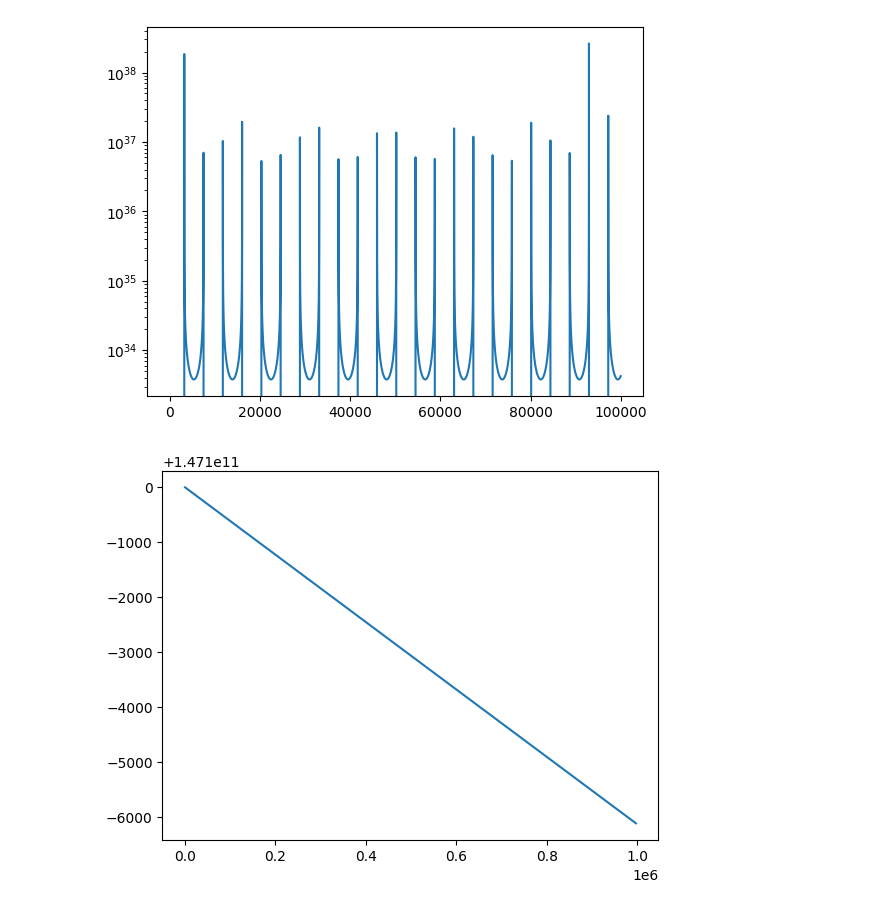
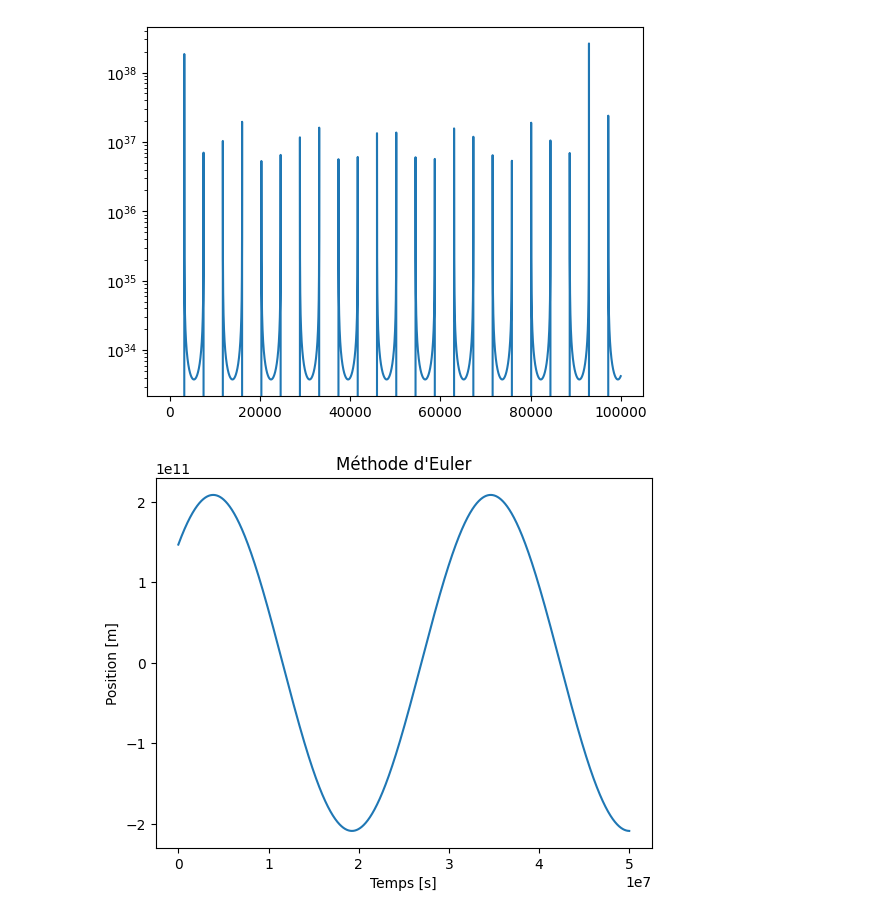
Before and after one commit to gamer39/Physique_numerique, a Jupyter notebook: Tp3/tp3.ipynb, the cells around one changed output. Saved outputs shown, nothing was run; the diff lists cells and outputs as text; code cells hidden in the pictures.

```diff
--- a/Tp3/tp3.ipynb
+++ b/Tp3/tp3.ipynb
@@ -82,24 +82,24 @@ plt.show()
 # %% [output]
 [figure]
 # %%
-def f(r): #x_3
-    return(-G.value * M_sun.value * r/r_0**3)
-
-
 def Euler(a, b, h, r_0, v_0):
     tpoints = np.arange(a,b,h)
     rpoints = []
-    vpoints = []
     r = r_0
+    v = v_0
     for t in tpoints:
         rpoints.append(r)
-        r += h * f(r)
+        v += h * f(r)
+        r = r + h*v
     return(rpoints, tpoints)
 
-rpoints,tpoints= Euler(0, 1000000, 3600, r_0, v_0)
+rpoints,tpoints = Euler(0, 50000000, 3600, r_0, v_0)
 
 plt.figure()
+plt.title("Méthode d'Euler")
+plt.ylabel("Position [m]")
+plt.xlabel("Temps [s]")
 plt.plot(tpoints,rpoints)
 plt.show()
 # %% [output]
-[figure, old version]
+[figure, new version]
```
Also changed, not shown: parts of 3 cells of this notebook.
